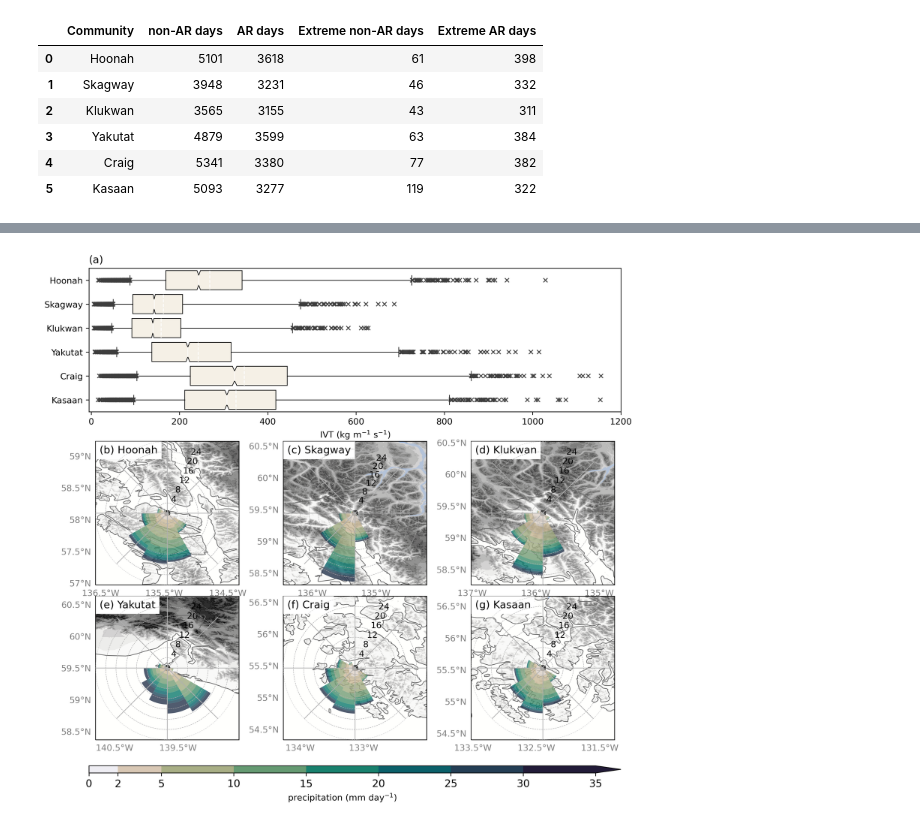
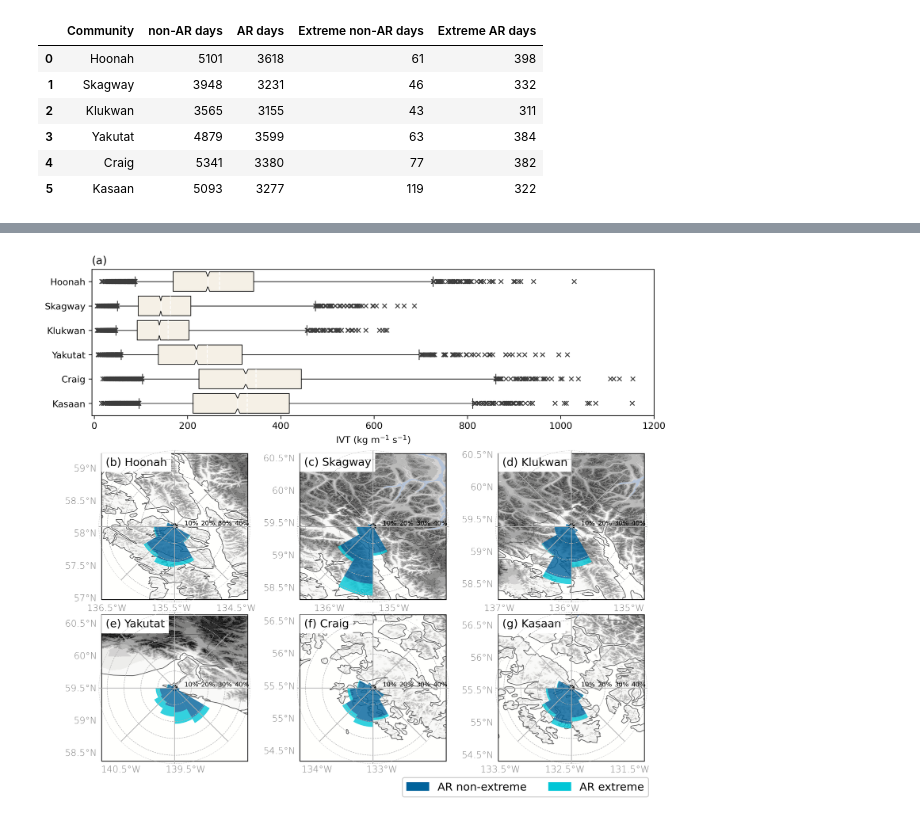
Before and after one commit to dlnash/SEAK_climatology, a Jupyter notebook: analysis/windrose_elevation-overlay.ipynb, the cells around one changed output, grey strips where cells are left out. Cells and saved outputs as stored; diff of their text form; code cells hidden in the pictures.

Commit message:
add elevation map labels and fix windrose plot

```diff
--- a/analysis/windrose_elevation-overlay.ipynb
+++ b/analysis/windrose_elevation-overlay.ipynb
@@ -274,0 +263,20 @@ table
+# %%
+## windrose precipitation bins - set to below 95th percentile and greater than or equal to 95th percentileperc = [0., .95, 1.]
+perc = [0., 0.95, 1.]
+perc_lbl = ['0%', '95%', '100%']
+prec_bins_lst = []
+for i, df in enumerate(df_lst):
+    sublist = []
+    sublist_ivt = []
+    for j, (thres, lbl) in enumerate(zip(perc, perc_lbl)):
+        sublist.append(df['prec'].describe(percentiles=[thres]).loc[[lbl]].values.tolist())
+    flat_list = [item for l in sublist for item in l] # flatten the list
+    prec_bins_lst.append(flat_list)
+
+prec_labels = range_labels(perc_lbl)
+
+## windrose direction bins - set to every 30 degrees
+## N, NNE, ENE, E, ESE, SE, SSE, S, SSW, SW, WSW, W, WNW, NW, and NNW
+dir_bins = np.arange(-15, 375+30, 30)
+dir_labels = (dir_bins[:-1] + dir_bins[1:]) / 2
+rad_ticks = [10, 20, 30, 40, 45] # the ticks for the radial plot
@@ -332,6 +341,4 @@ letter_lst = list(map(chr, range(97, 123)))
 # %%
-left_lat_lst = [True, False, False, True, False, False]
-bottom_lon_lst = [False, False, False, True, True, True]
 # Create figure
 fig = plt.figure(figsize=(11, 10.5))
 fig.dpi = 300
@@ -343,7 +350,7 @@ ncols = 3
 
 ## Use gridspec to set up a plot with a series of subplots that is
 ## n-rows by n-columns
-gs = GridSpec(nrows, ncols, height_ratios=[1, 0.05, 1, 1, 0.025, 0.05], width_ratios = [1, 1, 1], wspace=0.2, hspace=0.15)
+gs = GridSpec(nrows, ncols, height_ratios=[1, 0.05, 1, 1, 0.025, 0.05], width_ratios = [1, 1, 1], wspace=0.2, hspace=0.2)
 ## use gs[rows index, columns index] to access grids
 
 #######################
@@ -407,14 +414,12 @@ for k, (rowidx, colidx) in enumerate(zip(rowidx_lst, colidx_lst)):
 
     ## plot windrose overlay
     df = df_lst[k]
-    data = df.loc[(df.AR == 1)]
-    # ## if percentile
-    # prec_bins = prec_thres_lst[i]
-    # prec_labels = range_labels(perc_lbl)
-    ## if raw values
-    prec_bins = prec_bins
-    prec_labels = range_labels(list(map(str, prec_bins)))
+    data = df.loc[(df.AR == 1)] # get only AR days
+    data = data.dropna() # remove days where no precipitation
+    # set prec bins for each community
+    prec_bins = prec_bins_lst[i]
     rose = calc_rose(data, prec_bins, prec_labels, dir_bins, dir_labels)
+    print(rose)
 
     bax = build_rose(xs[k], ys[k], ax, 2.3, rose, directions, False, rad_ticks, transform)
 
@@ -423,18 +428,24 @@ for k, (rowidx, colidx) in enumerate(zip(rowidx_lst, colidx_lst)):
 
 ##Add color bar
 cbax = plt.subplot(gs[-1,:]) # colorbar axis
-cmap = cmo.rain
-bounds = prec_bins[:-1]
-norm = mcolors.BoundaryNorm(bounds, cmap.N)
-cb = ColorbarBase(cbax, cmap=cmap,
-                  norm=norm,
-                  boundaries=bounds,
-                  extend='max',
-                  ticks=bounds,
-                  spacing='proportional',
-                  orientation='horizontal')
-cb.set_label('precipitation (mm day$^{-1}$)')
-cb.ax.tick_params(labelsize=12)
+# cmap = cmo.rain
+# bounds = prec_bins[:]
+# norm = mcolors.BoundaryNorm(bounds, cmap.N)
+# cb = ColorbarBase(cbax, cmap=cmap,
+#                   norm=norm,
+#                   boundaries=bounds,
+#                   extend='neither',
+#                   ticks=bounds,
+#                   spacing='proportional',
+#                   orientation='horizontal')
+# # cb.set_label('precipitation (mm day$^{-1}$)')
+# cb.ax.tick_params(labelsize=12)
+
+# create legend (of the 2 classes)
+cbax.axis('off')
+patch0 = mpatches.Patch(color=ucsd_colors['blue'], label='AR non-extreme')
+patch1 = mpatches.Patch(color=ucsd_colors['aqua'], label='AR extreme')
+cbax.legend(handles=[patch0, patch1], loc='lower right', framealpha=1.0, ncol=2, fontsize=12).set_zorder(200)
 
 fig.savefig('%s.%s' %(fname, fmt), bbox_inches='tight', dpi=fig.dpi, transparent=True)
 
@@ -450 +472 @@ Of 4903 total observations, 13 have less than 0 mm of precipitation.
-[figure, old version]
+[figure, new version]
```
Also changed, not shown: parts of 11 cells of this notebook, 5 other files.
